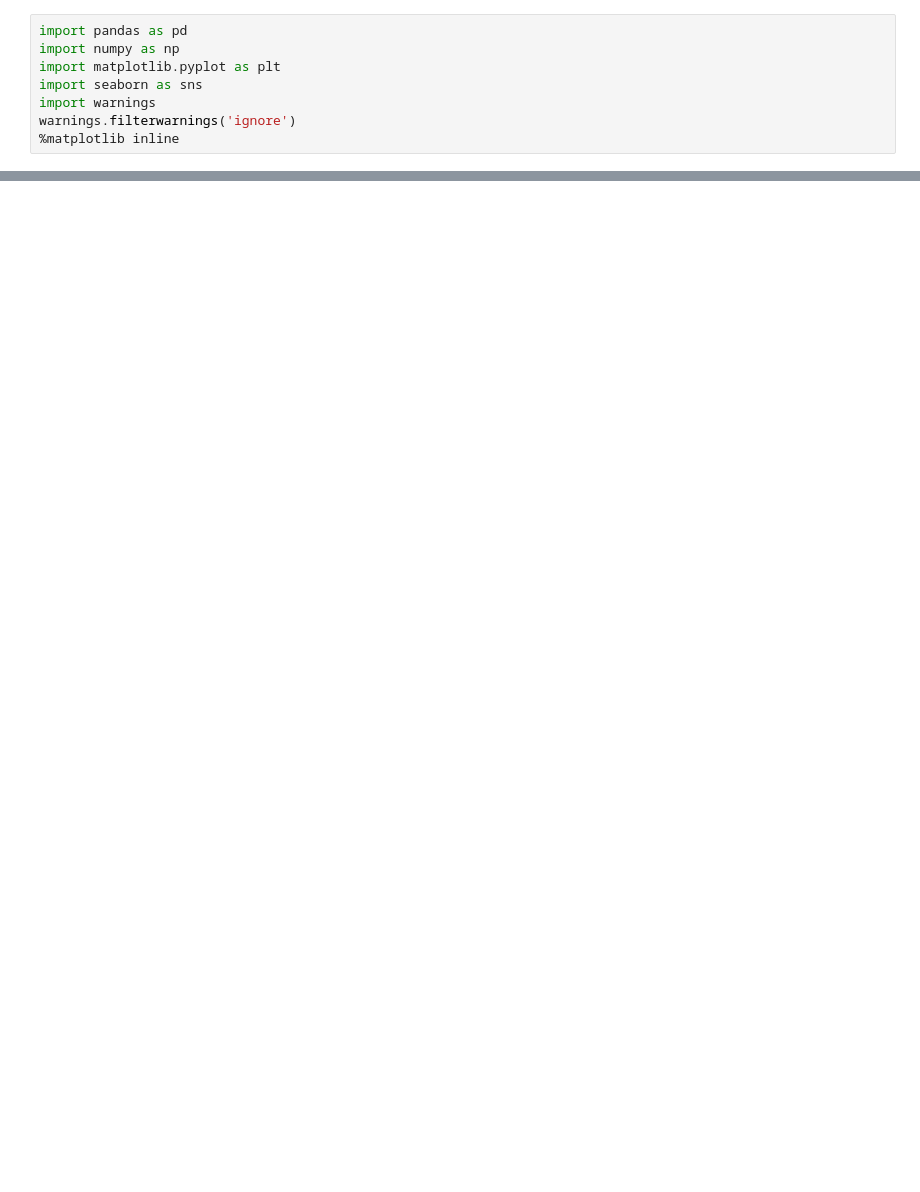
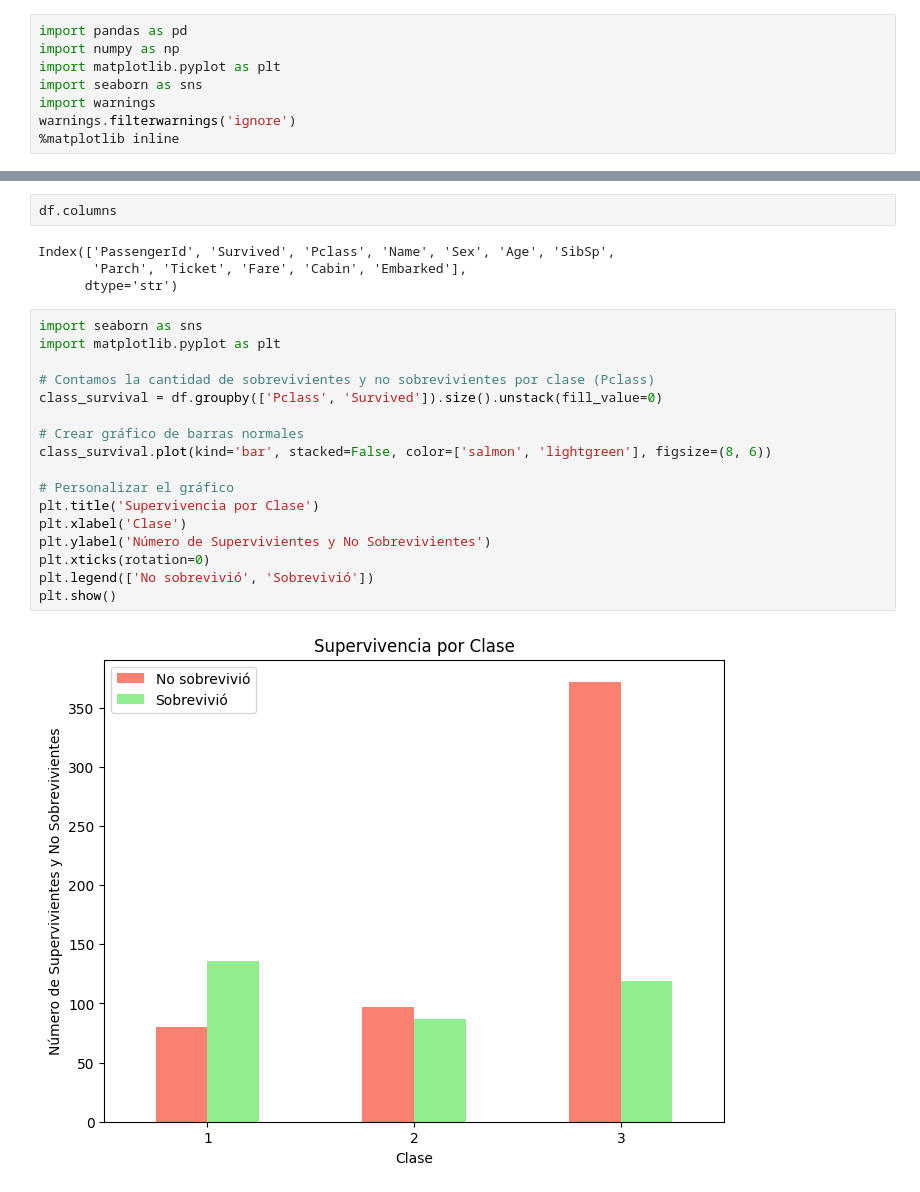
Before and after one commit to ivansalinassilva2026/app_cd_prueba, a Jupyter notebook: Mineria_de_Datos_Titanic.ipynb, the cells around one changed output, grey strips where cells are left out. Cells and saved outputs as stored; diff of their text form; blank space fills up the shorter version.

```diff
--- a/Mineria_de_Datos_Titanic.ipynb
+++ b/Mineria_de_Datos_Titanic.ipynb
@@ -22,0 +39,25 @@ NameError: name 'head' is not defined
+# %%
+df.columns
+# %% [output]
+Index(['PassengerId', 'Survived', 'Pclass', 'Name', 'Sex', 'Age', 'SibSp',
+       'Parch', 'Ticket', 'Fare', 'Cabin', 'Embarked'],
+      dtype='str')
+# %%
+import seaborn as sns
+import matplotlib.pyplot as plt
+
+# Contamos la cantidad de sobrevivientes y no sobrevivientes por clase (Pclass)
+class_survival = df.groupby(['Pclass', 'Survived']).size().unstack(fill_value=0)
+
+# Crear gráfico de barras normales
+class_survival.plot(kind='bar', stacked=False, color=['salmon', 'lightgreen'], figsize=(8, 6))
+
+# Personalizar el gráfico
+plt.title('Supervivencia por Clase')
+plt.xlabel('Clase')
+plt.ylabel('Número de Supervivientes y No Sobrevivientes')
+plt.xticks(rotation=0)
+plt.legend(['No sobrevivió', 'Sobrevivió'])
+plt.show()
+# %% [output]
+[figure, added]
```
Also changed, not shown: parts of 2 cells of this notebook.
